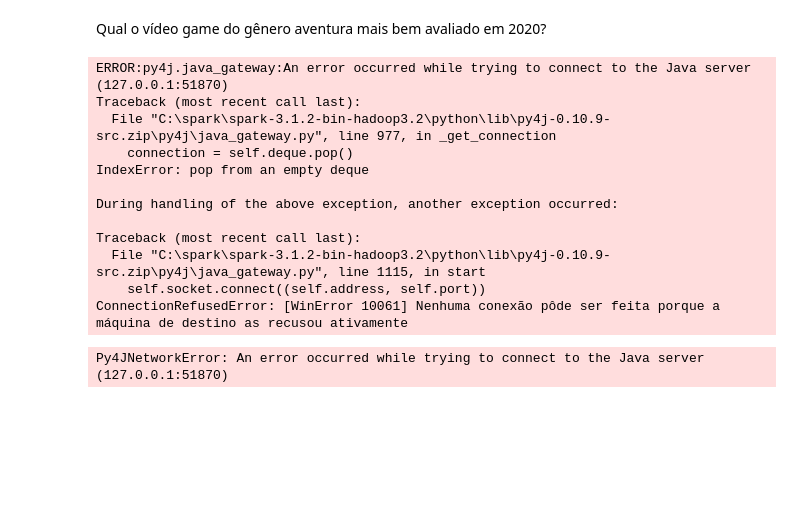
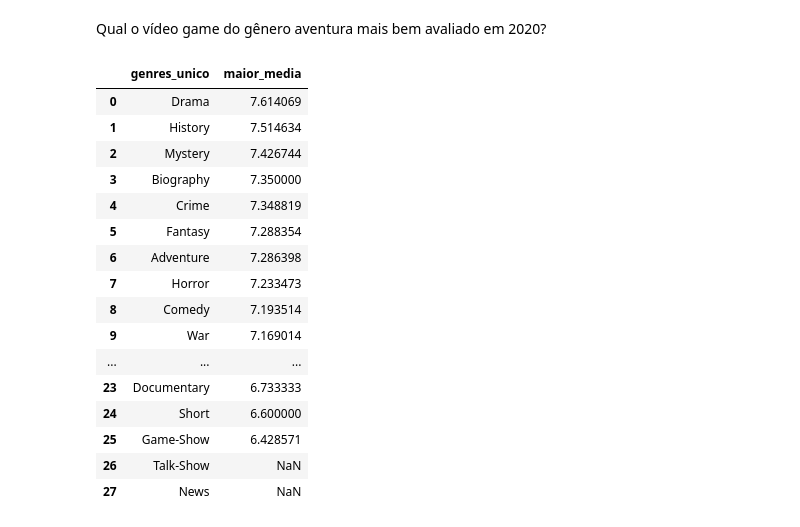
Before and after one commit to 6abi/bootcamp-dados-igti, a Jupyter notebook: semana02/desafio/desafio1.ipynb, the cells around one changed output. Cells and saved outputs as stored; diff of their text form; code cells hidden in the pictures; blank space fills up the shorter version.

```diff
--- a/semana02/desafio/desafio1.ipynb
+++ b/semana02/desafio/desafio1.ipynb
@@ -160,31 +166,36 @@ Qual o vídeo game do gênero aventura mais bem avaliado em 2020?
 # %%
  (
     df_titles
     .join(df_ratings, 'tconst', 'left')
+    .filter('titleType == "videoGame"')
     .withColumn('averageRating', f.col('averageRating').cast('float'))
     .withColumn('genres_array', f.split(f.col('genres'), ','))
     .withColumn('genres_unico', f.explode(f.col('genres_array')))
     .withColumn('primaryTitle', f.col('primaryTitle'))
     .withColumn('originalTitle', f.col('originalTitle'))
     .groupby('genres_unico')
     .agg(f.avg(f.col('averageRating')).alias('maior_media'),)
     .orderBy(desc('maior_media'))
     .toPandas()
 )
 # %% [output]
-ERROR:py4j.java_gateway:An error occurred while trying to connect to the Java server (127.0.0.1:51870)
-Traceback (most recent call last):
-  File "C:\spark\spark-3.1.2-bin-hadoop3.2\python\lib\py4j-0.10.9-src.zip\py4j\java_gateway.py", line 977, in _get_connection
-    connection = self.deque.pop()
-IndexError: pop from an empty deque
-
-During handling of the above exception, another exception occurred:
-
-Traceback (most recent call last):
-  File "C:\spark\spark-3.1.2-bin-hadoop3.2\python\lib\py4j-0.10.9-src.zip\py4j\java_gateway.py", line 1115, in start
-    self.socket.connect((self.address, self.port))
-ConnectionRefusedError: [WinError 10061] Nenhuma conexão pôde ser feita porque a máquina de destino as recusou ativamente
-Py4JNetworkError: An error occurred while trying to connect to the Java server (127.0.0.1:51870)
+|  | genres_unico | maior_media |
+| 0 | Drama | 7.614069 |
+| 1 | History | 7.514634 |
+| 2 | Mystery | 7.426744 |
+| 3 | Biography | 7.350000 |
+| 4 | Crime | 7.348819 |
+| 5 | Fantasy | 7.288354 |
+| 6 | Adventure | 7.286398 |
+| 7 | Horror | 7.233473 |
+| 8 | Comedy | 7.193514 |
+| 9 | War | 7.169014 |
+| ... | ... | ... |
+| 23 | Documentary | 6.733333 |
+| 24 | Short | 6.600000 |
+| 25 | Game-Show | 6.428571 |
+| 26 | Talk-Show | NaN |
+| 27 | News | NaN |
 # %%
  (
     df_titles
```
Also changed, not shown: parts of 11 cells of this notebook.
